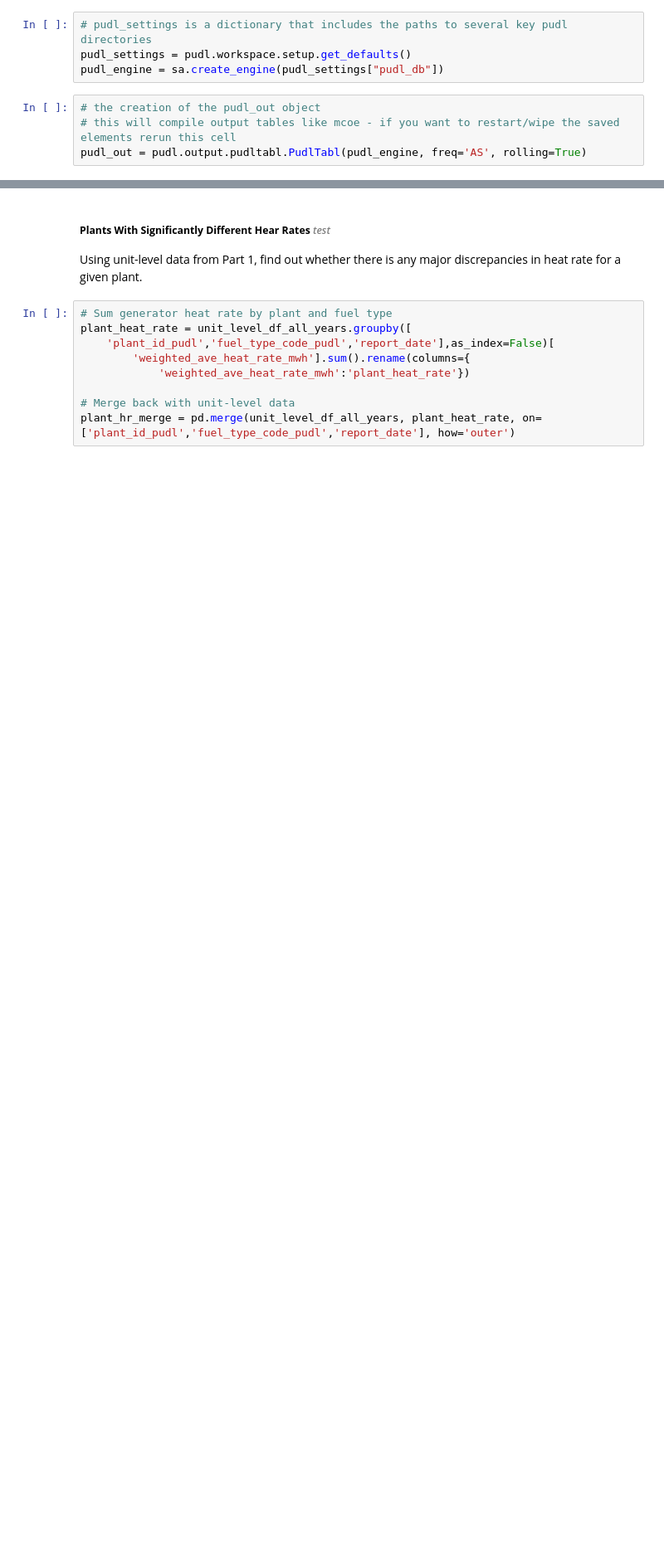
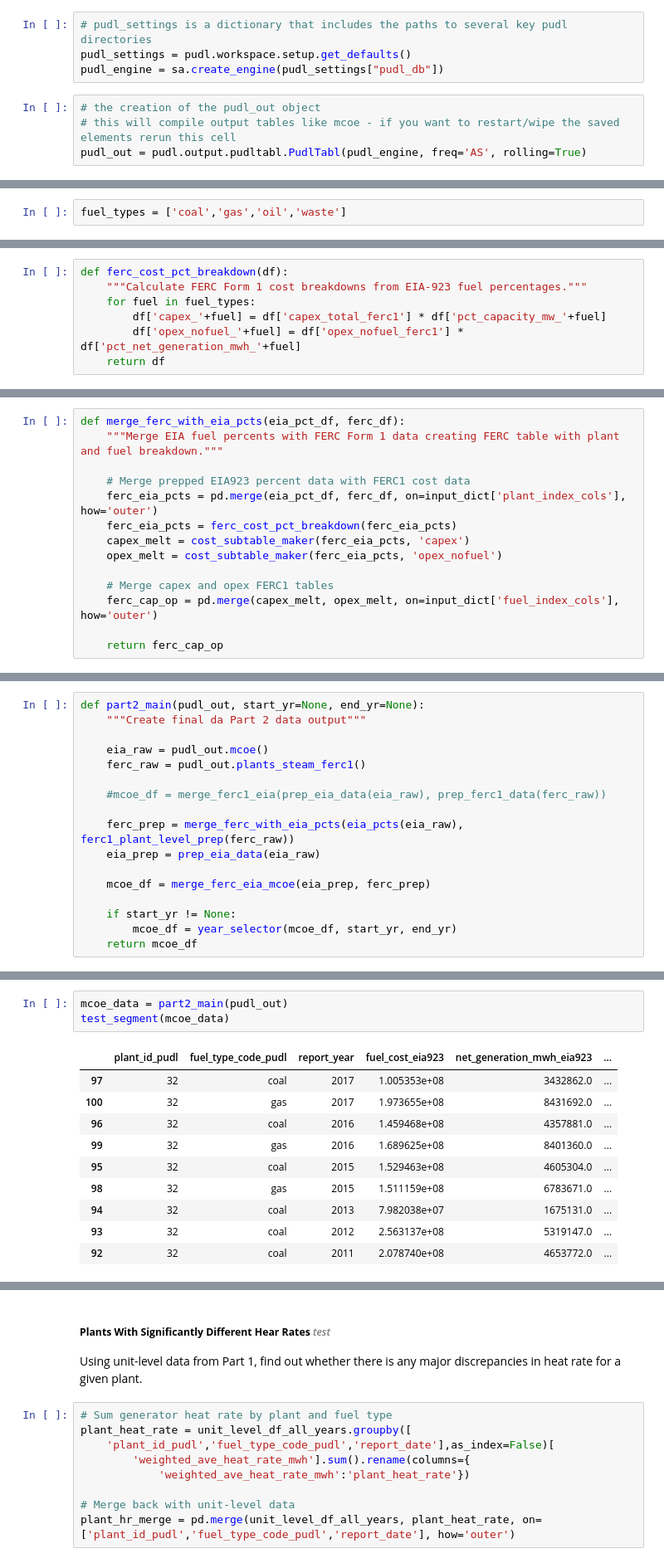
Before and after one commit to catalyst-cooperative/ei-mcoe-map, a Jupyter notebook: mcoe_compilation.ipynb, the cells around one changed output, grey strips where cells are left out. Shown: that part at 83% size. Drawn from its saved outputs; the diff is of its cells as text; blank space fills up the shorter version.

Commit message:
Functionalization of parts 1 and 2.

```diff
--- a/mcoe_compilation.ipynb
+++ b/mcoe_compilation.ipynb
@@ -463,0 +69,2 @@ mcoe_plant_df
+# %%
+fuel_types = ['coal','gas','oil','waste']
@@ -463,0 +253,7 @@ mcoe_plant_df
+# %%
+def ferc_cost_pct_breakdown(df):
+    """Calculate FERC Form 1 cost breakdowns from EIA-923 fuel percentages."""
+    for fuel in fuel_types:
+        df['capex_'+fuel] = df['capex_total_ferc1'] * df['pct_capacity_mw_'+fuel]
+        df['opex_nofuel_'+fuel] = df['opex_nofuel_ferc1'] * df['pct_net_generation_mwh_'+fuel]
+    return df
@@ -463,0 +274,14 @@ mcoe_plant_df
+# %%
+def merge_ferc_with_eia_pcts(eia_pct_df, ferc_df):
+    """Merge EIA fuel percents with FERC Form 1 data creating FERC table with plant and fuel breakdown."""
+
+    # Merge prepped EIA923 percent data with FERC1 cost data
+    ferc_eia_pcts = pd.merge(eia_pct_df, ferc_df, on=input_dict['plant_index_cols'], how='outer')
+    ferc_eia_pcts = ferc_cost_pct_breakdown(ferc_eia_pcts)
+    capex_melt = cost_subtable_maker(ferc_eia_pcts, 'capex')
+    opex_melt = cost_subtable_maker(ferc_eia_pcts, 'opex_nofuel')
+
+    # Merge capex and opex FERC1 tables
+    ferc_cap_op = pd.merge(capex_melt, opex_melt, on=input_dict['fuel_index_cols'], how='outer')
+
+    return ferc_cap_op
@@ -463,0 +320,17 @@ mcoe_plant_df
+# %%
+def part2_main(pudl_out, start_yr=None, end_yr=None):
+    """Create final da Part 2 data output"""
+
+    eia_raw = pudl_out.mcoe()
+    ferc_raw = pudl_out.plants_steam_ferc1()
+
+    #mcoe_df = merge_ferc1_eia(prep_eia_data(eia_raw), prep_ferc1_data(ferc_raw))
+
+    ferc_prep = merge_ferc_with_eia_pcts(eia_pcts(eia_raw), ferc1_plant_level_prep(ferc_raw))
+    eia_prep = prep_eia_data(eia_raw)
+
+    mcoe_df = merge_ferc_eia_mcoe(eia_prep, ferc_prep)
+
+    if start_yr != None:
+        mcoe_df = year_selector(mcoe_df, start_yr, end_yr)
+    return mcoe_df
@@ -463,0 +383,14 @@ mcoe_plant_df
+# %%
+mcoe_data = part2_main(pudl_out)
+test_segment(mcoe_data)
+# %% [output]
+|  | plant_id_pudl | fuel_type_code_pudl | report_year | fuel_cost_eia923 | net_generation_mwh_eia923 | ... |
+| 97 | 32 | coal | 2017 | 1.005353e+08 | 3432862.0 | ... |
+| 100 | 32 | gas | 2017 | 1.973655e+08 | 8431692.0 | ... |
+| 96 | 32 | coal | 2016 | 1.459468e+08 | 4357881.0 | ... |
+| 99 | 32 | gas | 2016 | 1.689625e+08 | 8401360.0 | ... |
+| 95 | 32 | coal | 2015 | 1.529463e+08 | 4605304.0 | ... |
+| 98 | 32 | gas | 2015 | 1.511159e+08 | 6783671.0 | ... |
+| 94 | 32 | coal | 2013 | 7.982038e+07 | 1675131.0 | ... |
+| 93 | 32 | coal | 2012 | 2.563137e+08 | 5319147.0 | ... |
+| 92 | 32 | coal | 2011 | 2.078740e+08 | 4653772.0 | ... |
```
Also changed, not shown: parts of 96 cells of this notebook.
